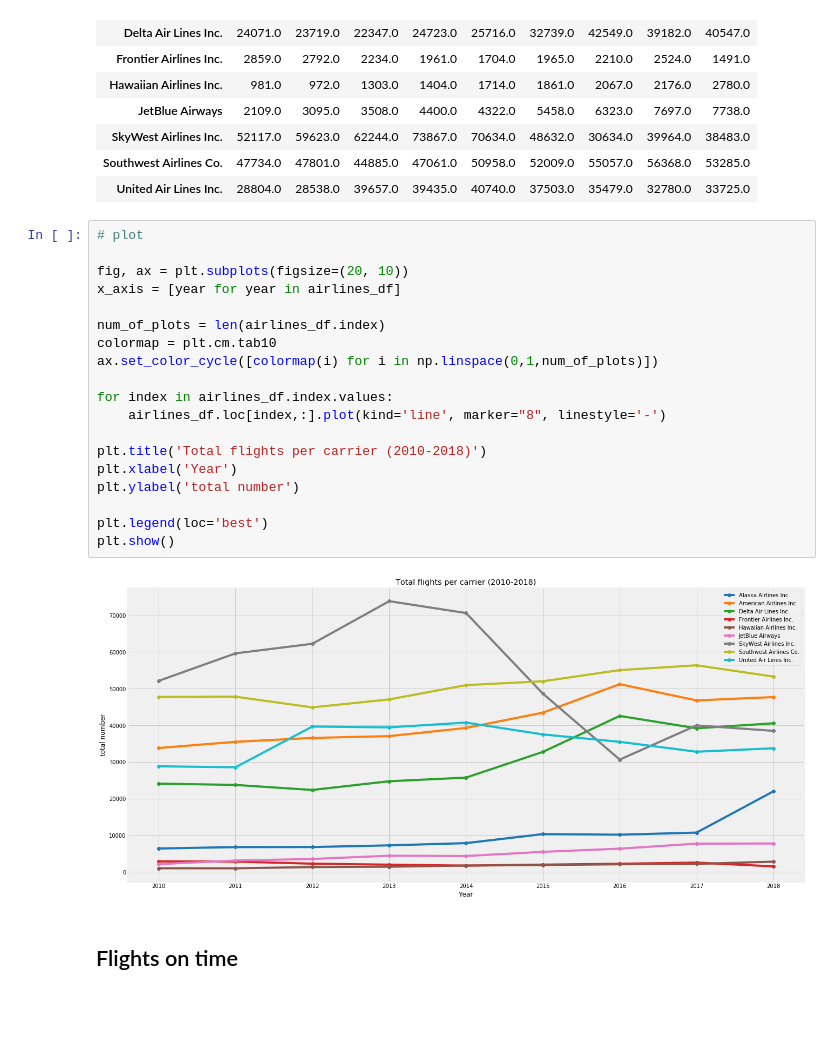
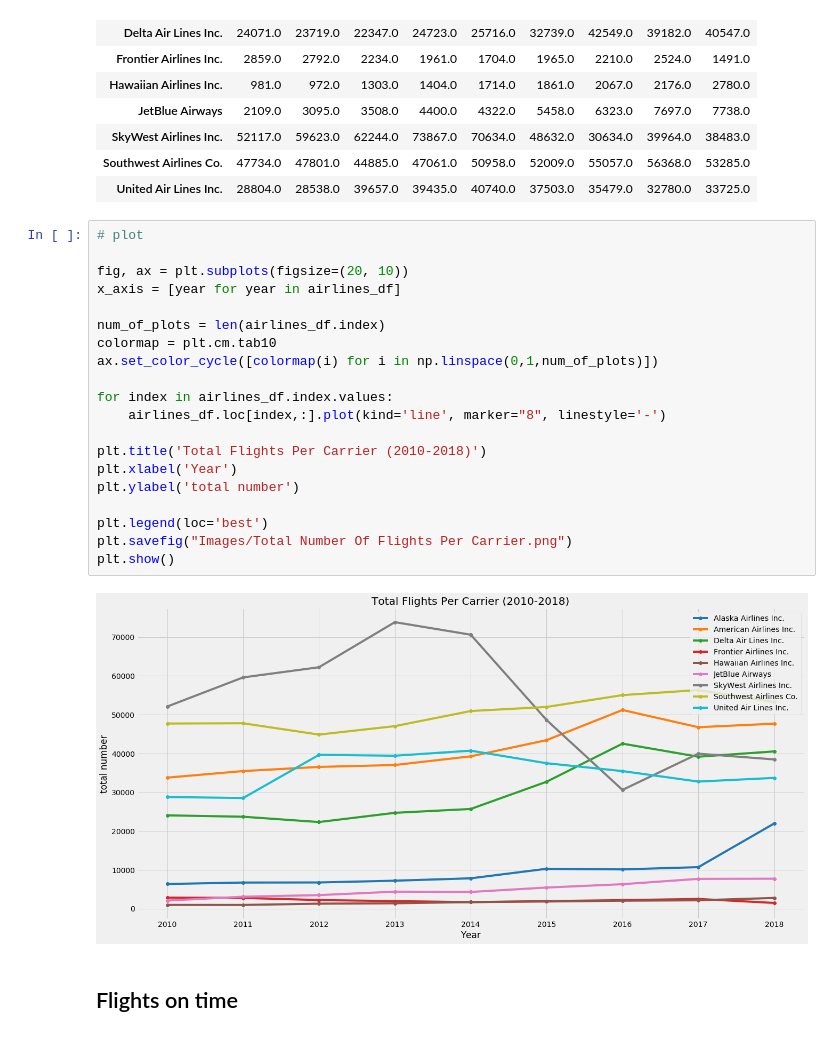
Before and after one commit to danielsonrl/Project_1_Repository, a Jupyter notebook: LAX Data.ipynb, the cells around one changed output. Drawn from its saved outputs; the diff is of its cells as text; blank space fills up the shorter version.

```diff
--- a/LAX Data.ipynb
+++ b/LAX Data.ipynb
@@ -268,24 +269,25 @@ airlines_df
 # %%
 # plot
 
 fig, ax = plt.subplots(figsize=(20, 10))
 x_axis = [year for year in airlines_df]
 
 num_of_plots = len(airlines_df.index)
 colormap = plt.cm.tab10
 ax.set_color_cycle([colormap(i) for i in np.linspace(0,1,num_of_plots)])
 
 for index in airlines_df.index.values:
     airlines_df.loc[index,:].plot(kind='line', marker="8", linestyle='-')
 
-plt.title('Total flights per carrier (2010-2018)')
+plt.title('Total Flights Per Carrier (2010-2018)')
 plt.xlabel('Year')
 plt.ylabel('total number')
 
 plt.legend(loc='best')
+plt.savefig("Images/Total Number Of Flights Per Carrier.png")
 plt.show()
 # %% [output]
-[figure, old version]
+[figure, new version]
 # %% [markdown]
 ## Flights on time
 # %%
```
Also changed, not shown: parts of 8 cells of this notebook, 10 other files.
